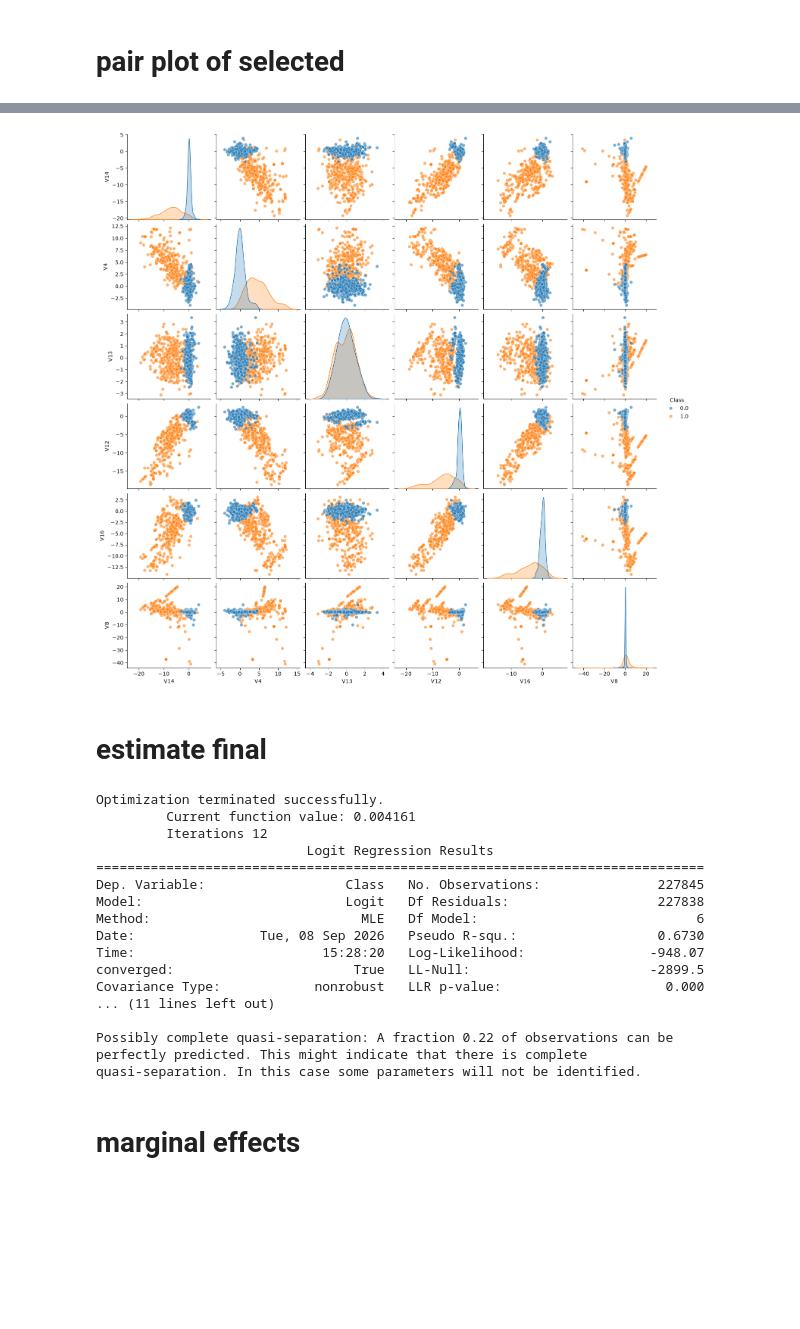
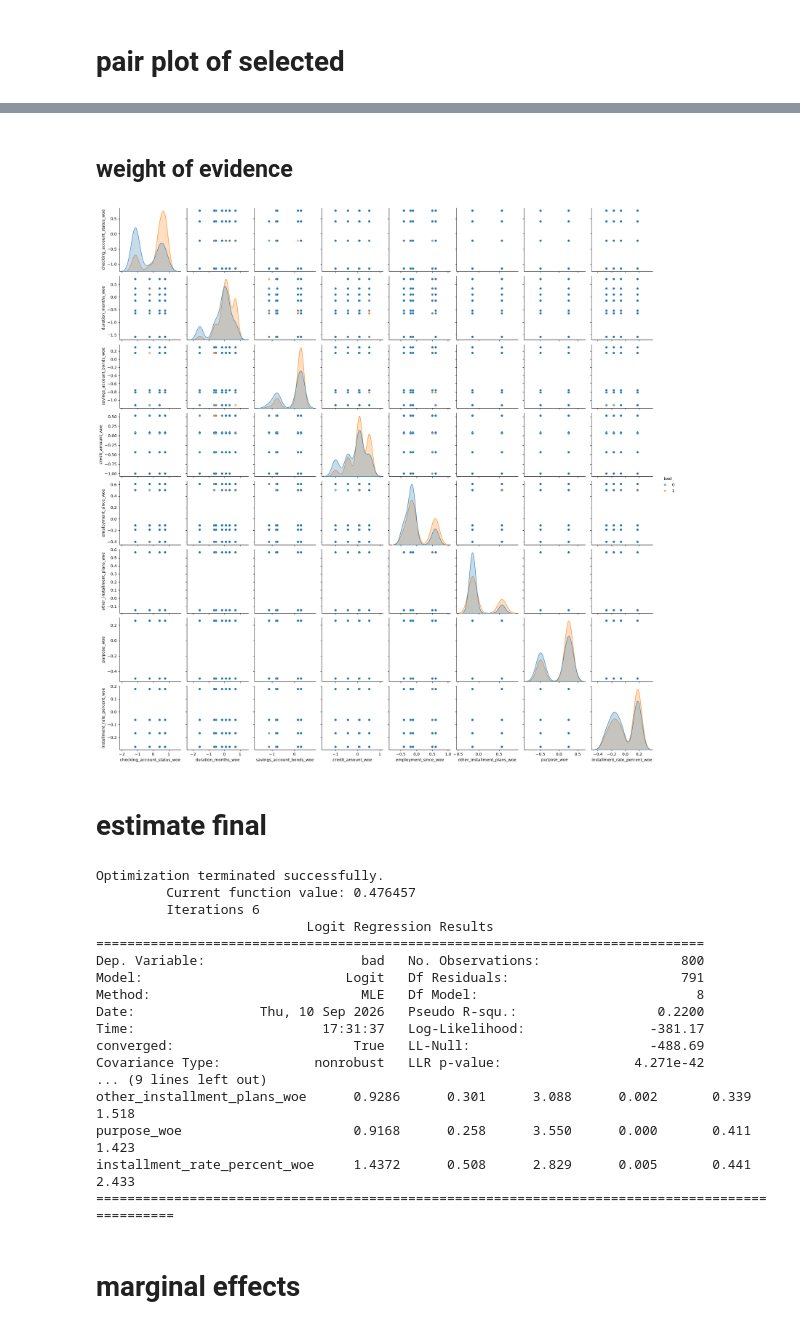
Before and after one commit to MonoJello/credit-risk, a Jupyter notebook: code/02a model logi.ipynb, the cells around one changed output, grey strips where cells are left out. Cells and saved outputs as stored; diff of their text form; code cells hidden in the pictures; blank space fills up the shorter version.

```diff
--- a/code/02a model logi.ipynb
+++ b/code/02a model logi.ipynb
@@ -3,7 +3,7 @@ import pandas as pd
 import utils as uti
 import matplotlib.pyplot as plt
 # %%
-df = pd.read_pickle("../data/train_df.pkl")
+df = pd.read_pickle("../data/01_df_train.pkl")
 # %%
 import pickle
 from pathlib import Path
@@ -26,7 +26,7 @@ models
 # %% [markdown]
 # variable selection
 # %%
-walds = pd.read_pickle("../data/walds.pkl")
+walds = pd.read_pickle("../data/01_df_walds.pkl")
 walds.head()
 # %% [output]
 |  | var | wald | corr | corr ind |
@@ -60,6 +53,6 @@ log_vars
 # %%
 X = df[log_vars]
-y = df.Class
+y = df.bad
 # %%
 selected_features, selection_history = uti.forward_select_auc(X, y)
 
@@ -96,25 +139,27 @@ dtype: int64
+# %% [markdown]
+## weight of evidence
 # %%
 import seaborn as sns
 
 combined = pd.concat(
-    [df[selected_features + ['Class']][df.Class == 1],
-     df[selected_features + ['Class']][df.Class == 0].sample(n=394, random_state=42).reset_index(drop=True)],
+    [df[selected_features + ['bad']][df.bad == 1],
+     df[selected_features + ['bad']][df.bad == 0].sample(n=df.groupby('bad').size()[1], random_state=42).reset_index(drop=True)],
     axis=0,
     ignore_index=True
 )
 
 
 sns.pairplot(
     combined,
-    hue="Class",
+    hue="bad",
     height=2.5,
     diag_kind="kde",
     plot_kws={"alpha": 0.6}
 )
 
 plt.show()
 # %% [output]
-[figure, old version]
+[figure, new version]
 # %% [markdown]
 # estimate final
 # %%
@@ -130,22 +175,22 @@ final_model = sm.Logit(y, X_selected).fit()
 print(final_model.summary())
 # %% [output]
 Optimization terminated successfully.
-         Current function value: 0.004161
-         Iterations 12
+         Current function value: 0.476457
+         Iterations 6
                            Logit Regression Results
 ==============================================================================
-Dep. Variable:                  Class   No. Observations:               227845
-Model:                          Logit   Df Residuals:                   227838
-Method:                           MLE   Df Model:                            6
-Date:                Tue, 08 Sep 2026   Pseudo R-squ.:                  0.6730
-Time:                        15:28:20   Log-Likelihood:                -948.07
-converged:                       True   LL-Null:                       -2899.5
-Covariance Type:            nonrobust   LLR p-value:                     0.000
-... (11 lines left out)
-
-Possibly complete quasi-separation: A fraction 0.22 of observations can be
-perfectly predicted. This might indicate that there is complete
-quasi-separation. In this case some parameters will not be identified.
+Dep. Variable:                    bad   No. Observations:                  800
+Model:                          Logit   Df Residuals:                      791
+Method:                           MLE   Df Model:                            8
+Date:                Thu, 10 Sep 2026   Pseudo R-squ.:                  0.2200
+Time:                        17:31:37   Log-Likelihood:                -381.17
+converged:                       True   LL-Null:                       -488.69
+Covariance Type:            nonrobust   LLR p-value:                 4.271e-42
+... (9 lines left out)
+other_installment_plans_woe      0.9286      0.301      3.088      0.002       0.339       1.518
+purpose_woe                      0.9168      0.258      3.550      0.000       0.411       1.423
+installment_rate_percent_woe     1.4372      0.508      2.829      0.005       0.441       2.433
+================================================================================================
 # %% [markdown]
 # marginal effects
 # %%
```
Also changed, not shown: parts of 13 cells of this notebook, 1 other file.
